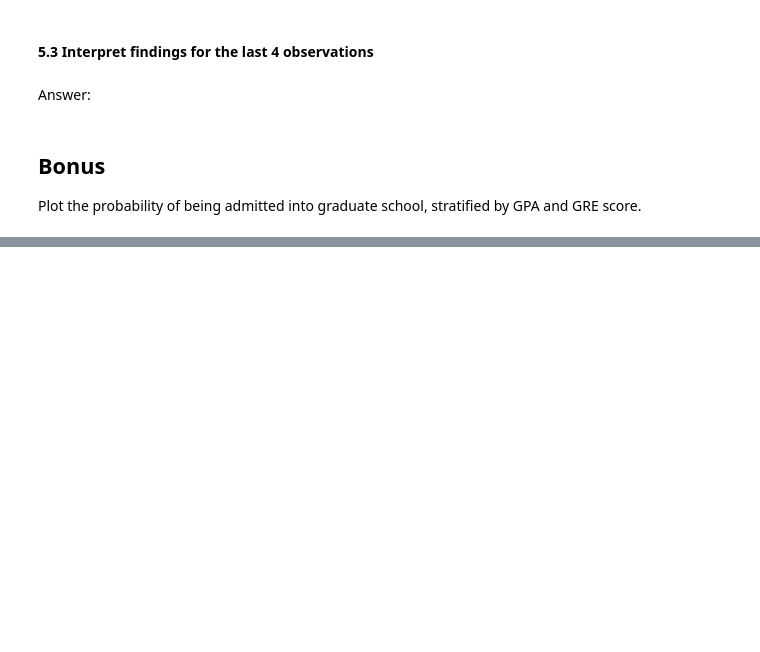
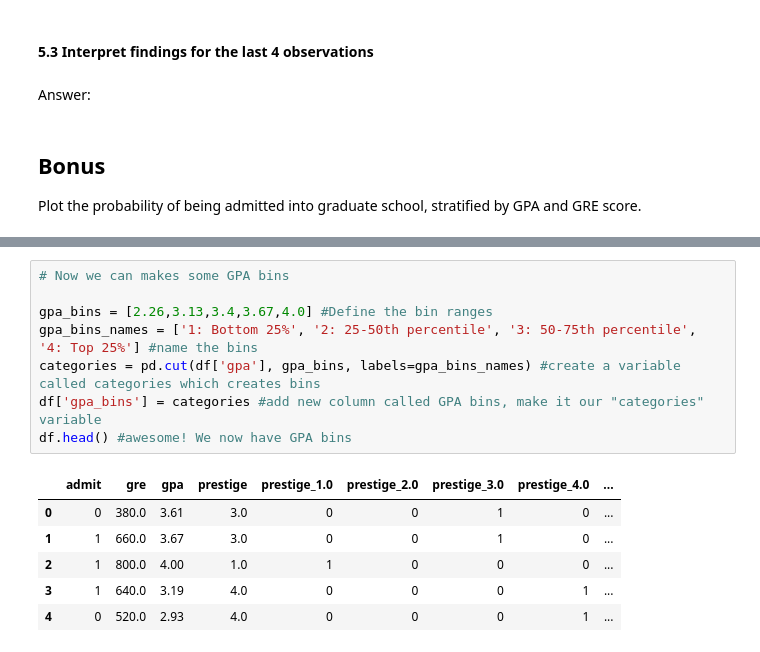
Before and after one commit to WhatShihWrote/data-science-class, a Jupyter notebook: projects/terri-shih-project-3.ipynb, the cells around one changed output, grey strips where cells are left out. Cells and saved outputs as stored; diff of their text form; blank space fills up the shorter version.

```diff
--- a/projects/terri-shih-project-3.ipynb
+++ b/projects/terri-shih-project-3.ipynb
@@ -451,0 +583,15 @@ Plot the probability of being admitted into graduate school, stratified by GPA a
+# %%
+# Now we can makes some GPA bins
+
+gpa_bins = [2.26,3.13,3.4,3.67,4.0] #Define the bin ranges
+gpa_bins_names = ['1: Bottom 25%', '2: 25-50th percentile', '3: 50-75th percentile', '4: Top 25%'] #name the bins
+categories = pd.cut(df['gpa'], gpa_bins, labels=gpa_bins_names) #create a variable called categories which creates bins
+df['gpa_bins'] = categories #add new column called GPA bins, make it our "categories" variable
+df.head() #awesome! We now have GPA bins
+# %% [output]
+|  | admit | gre | gpa | prestige | prestige_1.0 | prestige_2.0 | prestige_3.0 | prestige_4.0 | ... |
+| 0 | 0 | 380.0 | 3.61 | 3.0 | 0 | 0 | 1 | 0 | ... |
+| 1 | 1 | 660.0 | 3.67 | 3.0 | 0 | 0 | 1 | 0 | ... |
+| 2 | 1 | 800.0 | 4.00 | 1.0 | 1 | 0 | 0 | 0 | ... |
+| 3 | 1 | 640.0 | 3.19 | 4.0 | 0 | 0 | 0 | 1 | ... |
+| 4 | 0 | 520.0 | 2.93 | 4.0 | 0 | 0 | 0 | 1 | ... |
```
Also changed, not shown: parts of 30 cells of this notebook.
